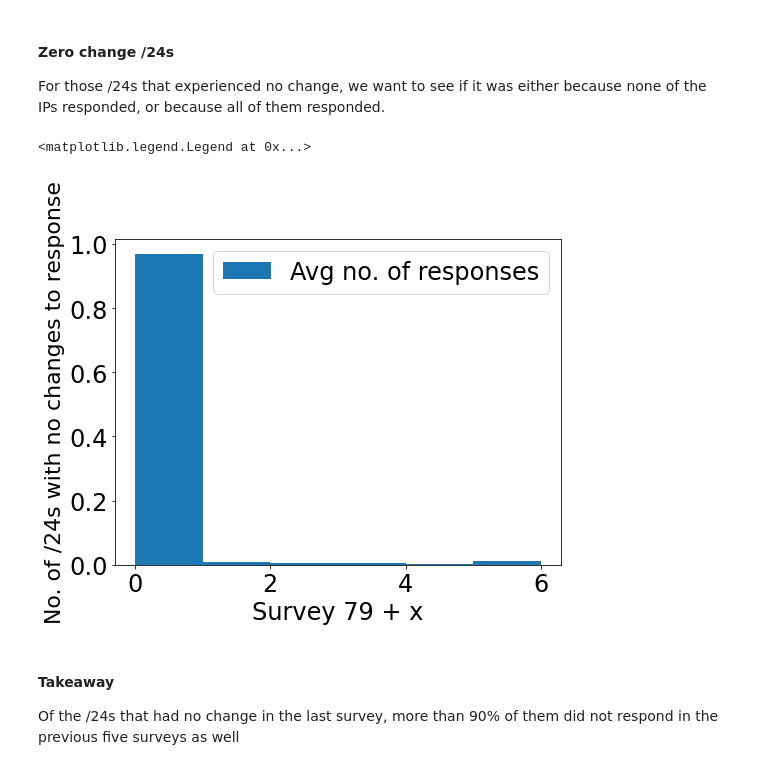
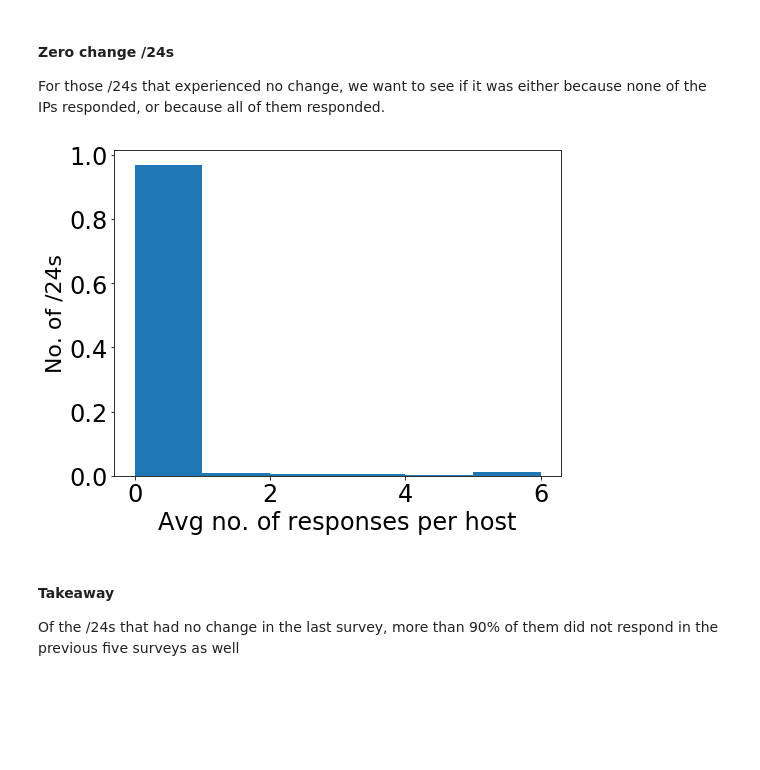
Before and after one commit to Manasvini/ids-project, a Jupyter notebook: Final Project.ipynb, the cells around one changed output. Cells and saved outputs as stored; diff of their text form; code cells hidden in the pictures; blank space fills up the shorter version.

```diff
--- a/Final Project.ipynb
+++ b/Final Project.ipynb
@@ -324,14 +325,14 @@ For those /24s that experienced no change, we want to see if it was either becau
 # %%
 fig, ax = plt.subplots(figsize=(8,6), nrows=1, ncols=1)
 response_change_24_df[response_change_24_df['f0_']==0]['f1_'].plot.hist(bins=6, ax = ax, density=True)
 ax.xaxis.set_tick_params(labelsize=24)
 ax.yaxis.set_tick_params(labelsize=24)
-ax.set_ylabel('No. of /24s with no changes to response', fontsize=22)
-ax.set_xlabel('Survey 79 + x', fontsize=24)
-ax.legend([ 'Avg no. of responses'], fontsize=24)
+ax.set_ylabel('No. of /24s', fontsize=22)
+ax.set_xlabel('Avg no. of responses per host', fontsize=24)
+#ax.legend([ 'Avg no. of responses'], fontsize=24)
+plt.savefig('figs/num_responses_24.png')
 # %% [output]
-<matplotlib.legend.Legend at 0x...>
-[figure, old version]
+[figure, new version]
 # %% [markdown]
 #### Takeaway
 Of the /24s that had no change in the last survey, more than 90% of them did not respond in the previous five surveys as well
```
Also changed, not shown: parts of 7 cells of this notebook, 2 other files.
